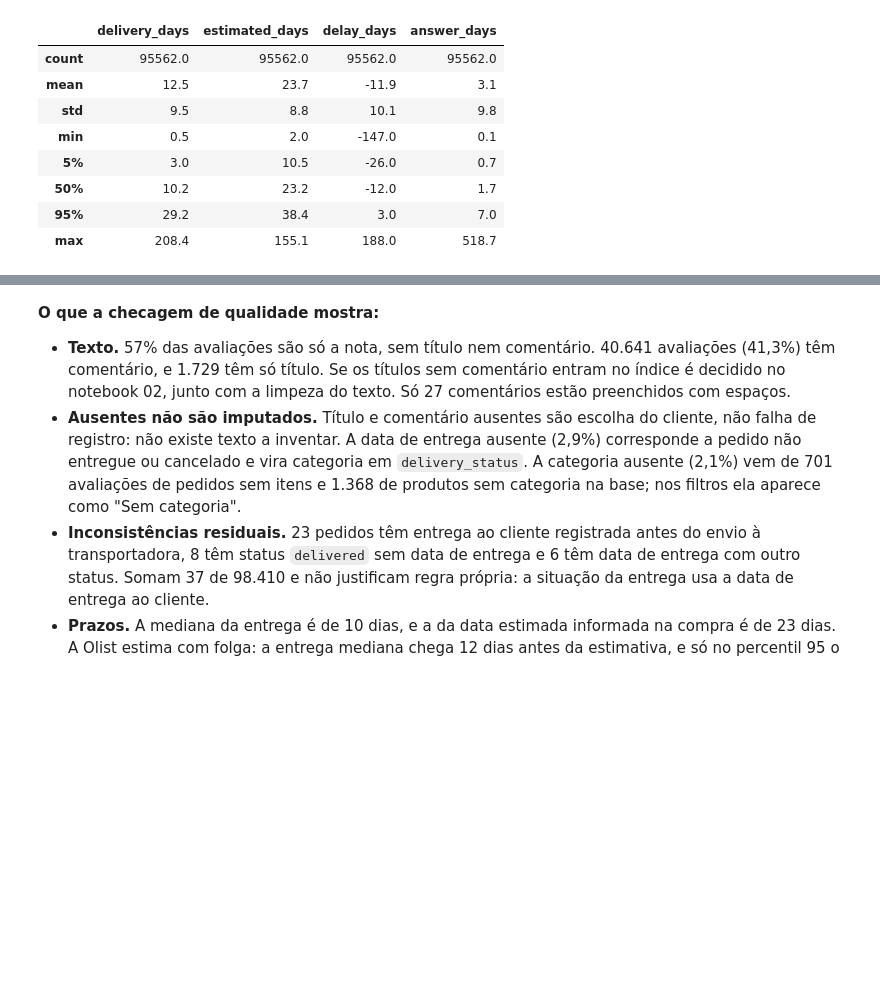
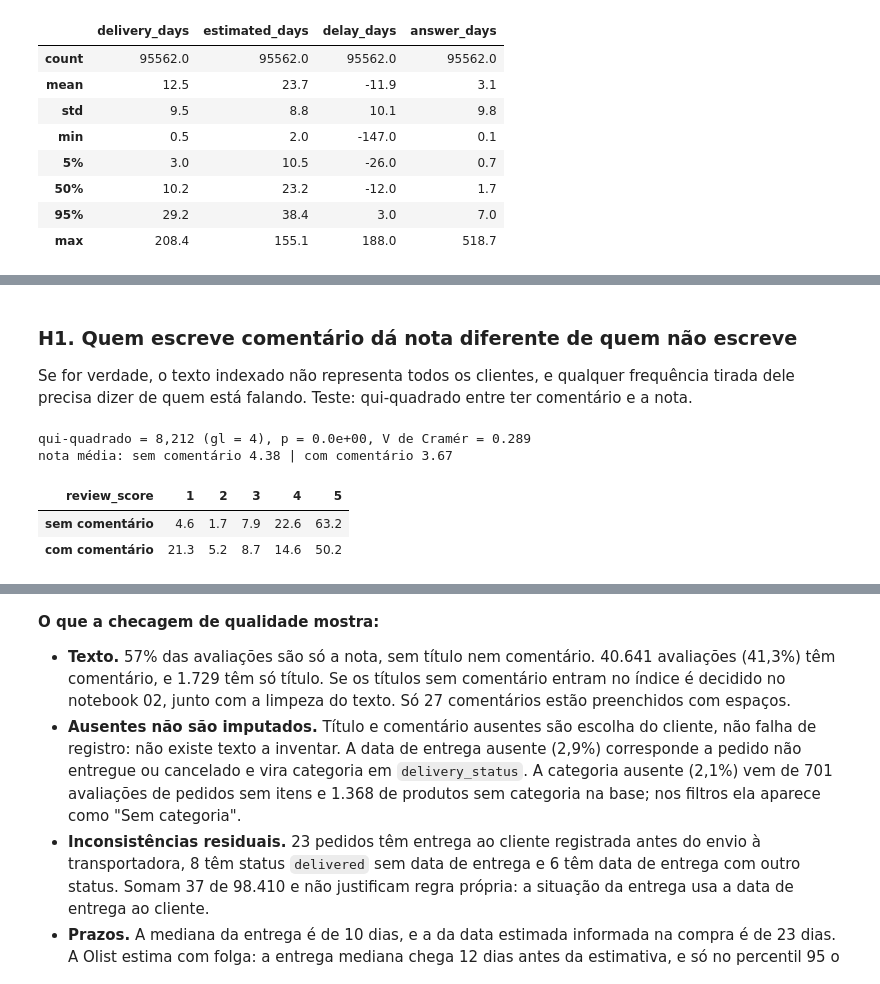
Before and after one commit to guillecosme/fiap-ai-scientist-tech-challenge-fase-04, a Jupyter notebook: notebooks/01_base_e_qualidade.ipynb, the cells around one changed output, grey strips where cells are left out. Drawn from its saved outputs; the diff is of its cells as text; code cells hidden in the pictures; blank space fills up the shorter version.

```diff
--- a/notebooks/01_base_e_qualidade.ipynb
+++ b/notebooks/01_base_e_qualidade.ipynb
@@ -228,0 +241,24 @@ base.loc[base["delivered"], ["delivery_days", "estimated_days", "delay_days", "a
+# %% [markdown]
+### H1. Quem escreve comentário dá nota diferente de quem não escreve
+
+Se for verdade, o texto indexado não representa todos os clientes, e qualquer frequência tirada dele precisa dizer de quem está falando. Teste: qui-quadrado entre ter comentário e a nota.
+# %%
+def cramers_v(tab: pd.DataFrame) -> float:
+    chi2 = stats.chi2_contingency(tab)[0]
+    n = tab.to_numpy().sum()
+    return float(np.sqrt(chi2 / (n * (min(tab.shape) - 1))))
+
+tab_h1 = pd.crosstab(base["has_comment"], base["review_score"])
+chi2, p, dof, _ = stats.chi2_contingency(tab_h1)
+dist_h1 = (100 * pd.crosstab(base["has_comment"], base["review_score"], normalize="index")).round(1)
+dist_h1.index = ["sem comentário", "com comentário"]
+print(f"qui-quadrado = {chi2:,.0f} (gl = {dof}), p = {p:.1e}, V de Cramér = {cramers_v(tab_h1):.3f}")
+print(f"nota média: sem comentário {base.loc[~base['has_comment'], 'review_score'].mean():.2f} | "
+      f"com comentário {base.loc[base['has_comment'], 'review_score'].mean():.2f}")
+dist_h1
+# %% [output]
+qui-quadrado = 8,212 (gl = 4), p = 0.0e+00, V de Cramér = 0.289
+nota média: sem comentário 4.38 | com comentário 3.67
+| review_score | 1 | 2 | 3 | 4 | 5 |
+| sem comentário | 4.6 | 1.7 | 7.9 | 22.6 | 63.2 |
+| com comentário | 21.3 | 5.2 | 8.7 | 14.6 | 50.2 |
```
Also changed, not shown: parts of 13 cells of this notebook.
